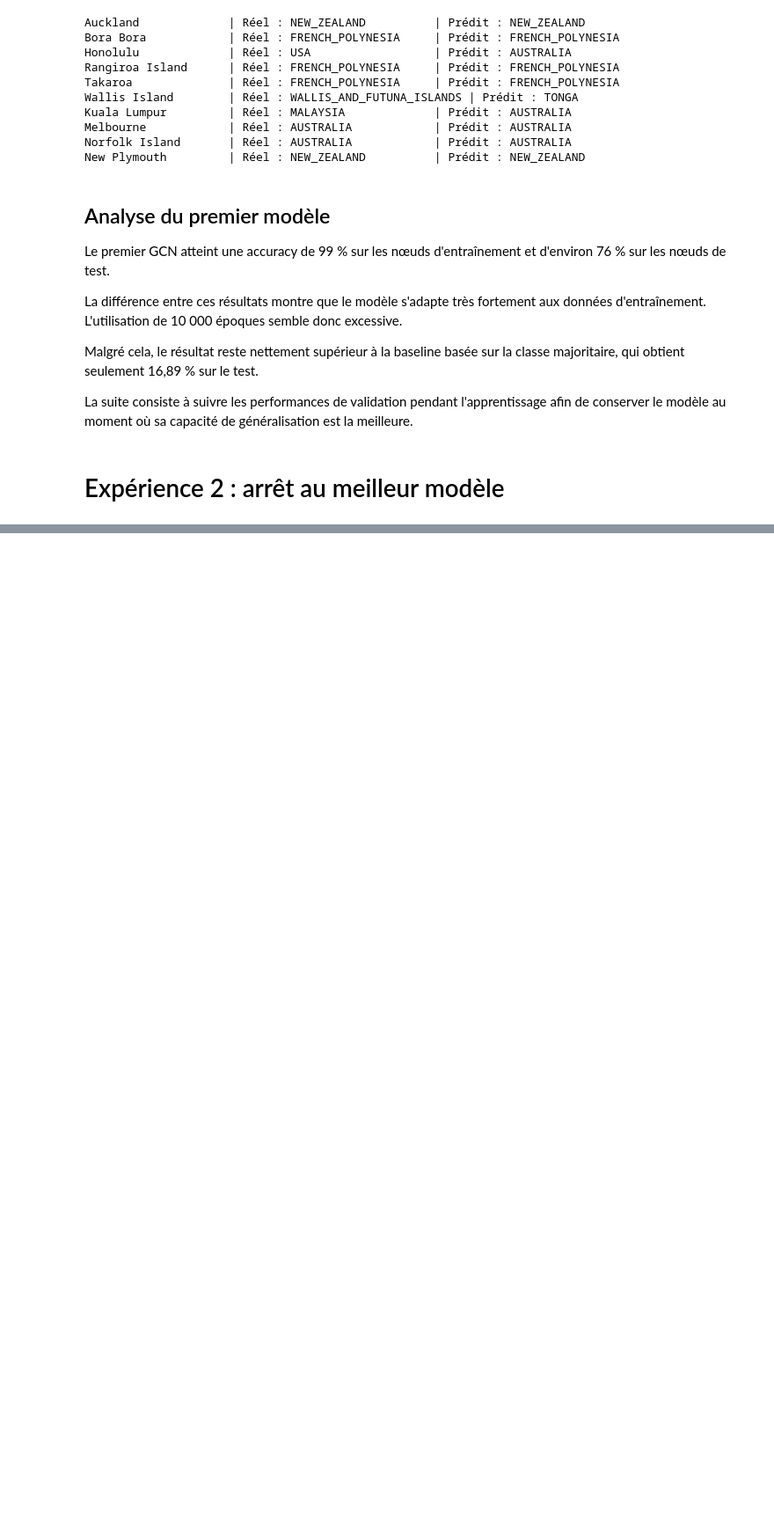
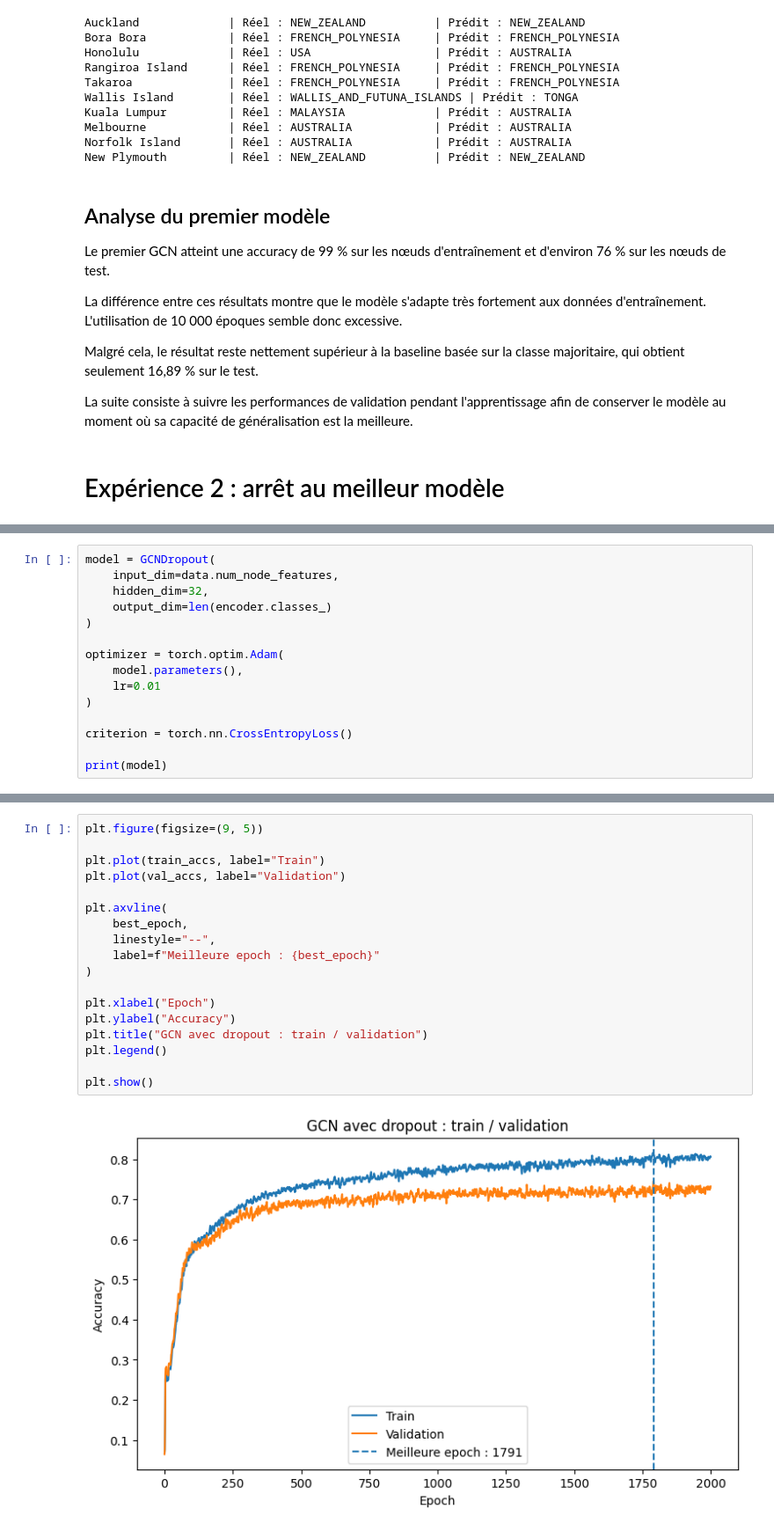
Before and after one commit to segmentSK9/Projet-GNN-, a Jupyter notebook: PROJET_GNN.ipynb, the cells around one changed output, grey strips where cells are left out. Shown at 88% size. Cells and saved outputs as stored; diff of their text form; blank space fills up the shorter version.

```diff
--- a/PROJET_GNN.ipynb
+++ b/PROJET_GNN.ipynb
@@ -777,0 +951,15 @@ La suite consiste à suivre les performances de validation pendant l'apprentissa
+# %%
+model = GCNDropout(
+    input_dim=data.num_node_features,
+    hidden_dim=32,
+    output_dim=len(encoder.classes_)
+)
+
+optimizer = torch.optim.Adam(
+    model.parameters(),
+    lr=0.01
+)
+
+criterion = torch.nn.CrossEntropyLoss()
+
+print(model)
@@ -777,0 +1040,20 @@ La suite consiste à suivre les performances de validation pendant l'apprentissa
+# %%
+plt.figure(figsize=(9, 5))
+
+plt.plot(train_accs, label="Train")
+plt.plot(val_accs, label="Validation")
+
+plt.axvline(
+    best_epoch,
+    linestyle="--",
+    label=f"Meilleure epoch : {best_epoch}"
+)
+
+plt.xlabel("Epoch")
+plt.ylabel("Accuracy")
+plt.title("GCN avec dropout : train / validation")
+plt.legend()
+
+plt.show()
+# %% [output]
+[figure, added]
```
Also changed, not shown: parts of 43 cells of this notebook.
